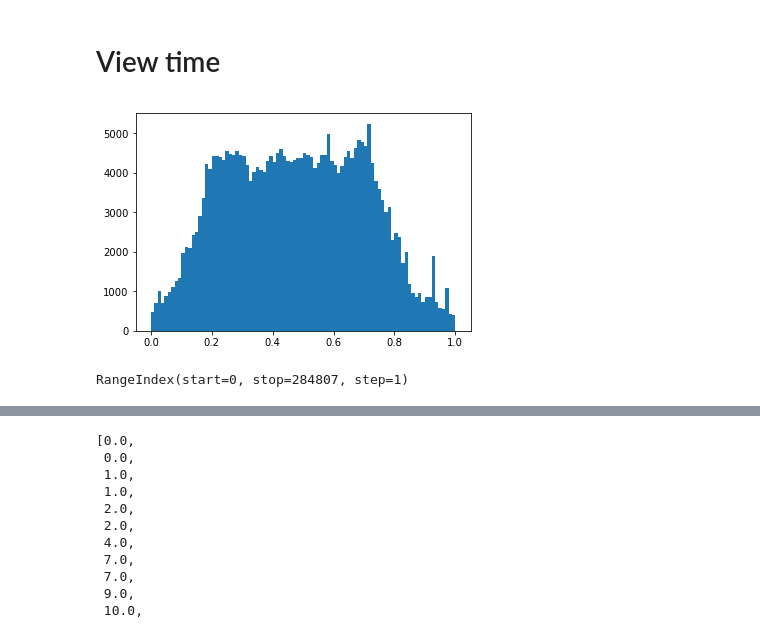
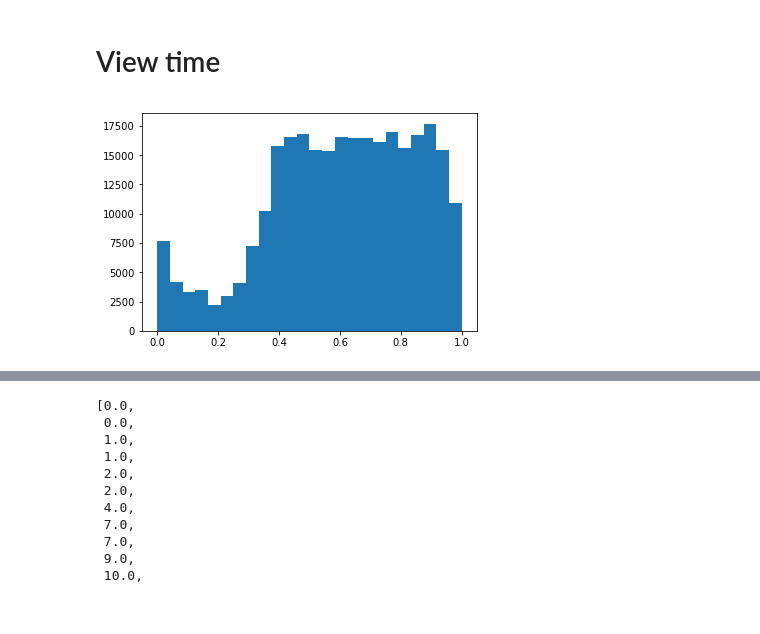
Before and after one commit to tiagobbatalhao/credit_card_fraud, a Jupyter notebook: CreditCardFraud.ipynb, the cells around one changed output, grey strips where cells are left out. Saved outputs shown, nothing was run; the diff lists cells and outputs as text; code cells hidden in the pictures.

```diff
--- a/CreditCardFraud.ipynb
+++ b/CreditCardFraud.ipynb
@@ -151,0 +337,10 @@ fig,ax = Data_Visualization(dataset,'V17','V14')
+# %%
+# Creating Fourier variables with daily frequency
+for column in dataset.columns:
+    if 'Time_Fourier_Day' in column:
+        dataset.drop(column,axis=1,inplace=True)
+n_harmonics = 4
+period = 24 * 60 * 60.0
+for harmonic in range(1,1+n_harmonics):
+    dataset['Time_Fourier_Day_C'+str(harmonic)] = dataset['Time'].apply(lambda x,h=harmonic:py.cos(h*x/period))
+    dataset['Time_Fourier_Day_S'+str(harmonic)] = dataset['Time'].apply(lambda x,h=harmonic:py.sin(h*x/period))
@@ -151,0 +369,3 @@ fig,ax = Data_Visualization(dataset,'V17','V14')
+# %%
+value_for_zero = py.log10(1e-3)
+dataset['Amount_log'] = dataset['Amount'].apply(lambda x:py.log10(x) if x>0 else value_for_zero)
@@ -151,0 +393,8 @@ fig,ax = Data_Visualization(dataset,'V17','V14')
+# %%
+dataset['Amount_dollars'] = dataset['Amount'].apply(lambda x:int(x))
+dataset['Amount_cents'] = dataset['Amount'].apply(lambda x:int(100*(x-int(x))))
+fig = py.figure()
+ax = fig.add_subplot(111)
+hist_y,hist_x,_ = ax.hist(dataset['Amount_cents'],bins=100,range=(0,100),normed=1);
+ax.set_xlabel('Amount',fontsize=16)
+ax.set_ylabel('Fraction of transactions',fontsize=16)
@@ -151,0 +415,11 @@ fig,ax = Data_Visualization(dataset,'V17','V14')
+# %%
+def categorizeCents(cents):
+    if cents in [0]:
+        return 'WholeDollar'
+    elif cents in [50]:
+        return 'HalfDollar'
+    elif cents in [90,98,99]:
+        return 'AlmostDollar'
+    else:
+        return 'Other'
+dataset['Amount_centsCategory'] = dataset['Amount_cents'].apply(categorizeCents)
@@ -472,13 +948,9 @@ array([[56825,    36],
 # %%
 fig = py.figure()
 ax = fig.add_subplot(111)
-data_y = dataset['Time']
-data_x = dataset.index
-bins_24_hours = [(x/(24*3600)-0.2)%1 for x in data_y]
-ax.hist(bins_24_hours,bins='auto');
+data_y = dataset[dataset['Class']==0]['Time']
+# data_x = dataset.index
+bins_24_hours = [(x/(24*3600))%1 for x in data_y]
+ax.hist(bins_24_hours,bins=24);
 # %% [output]
-[figure, old version]
+[figure, new version]
-# %%
-data_x
-# %% [output]
-RangeIndex(start=0, stop=284807, step=1)
```
Also changed, not shown: parts of 82 cells of this notebook.
